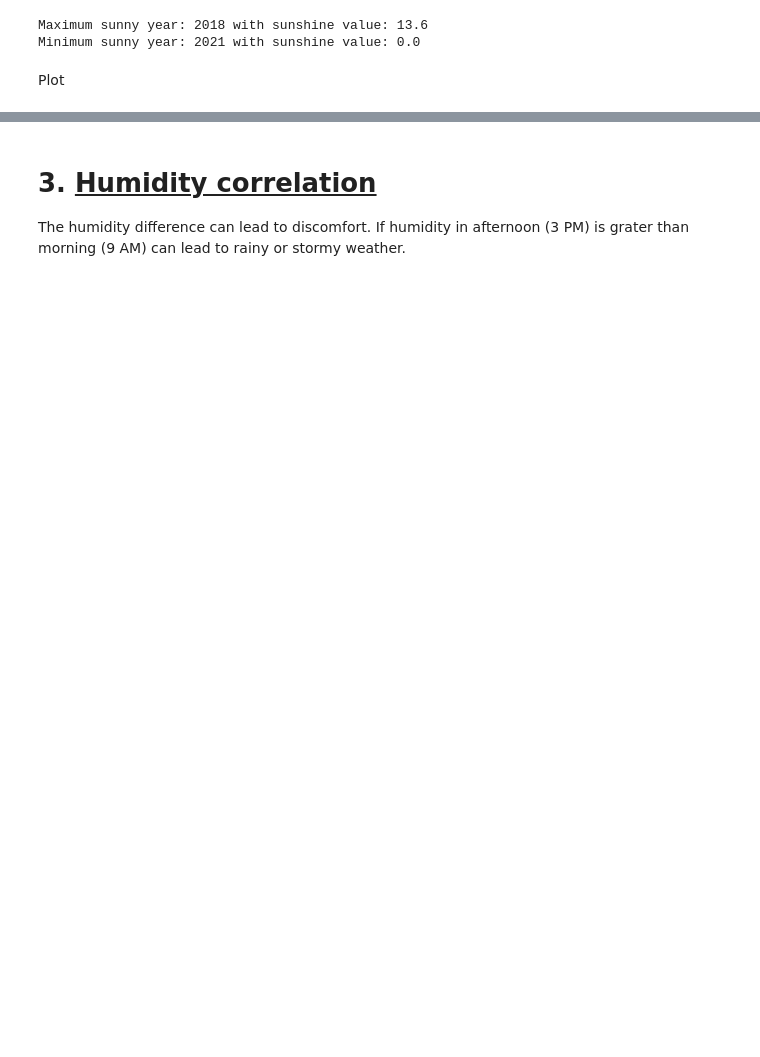
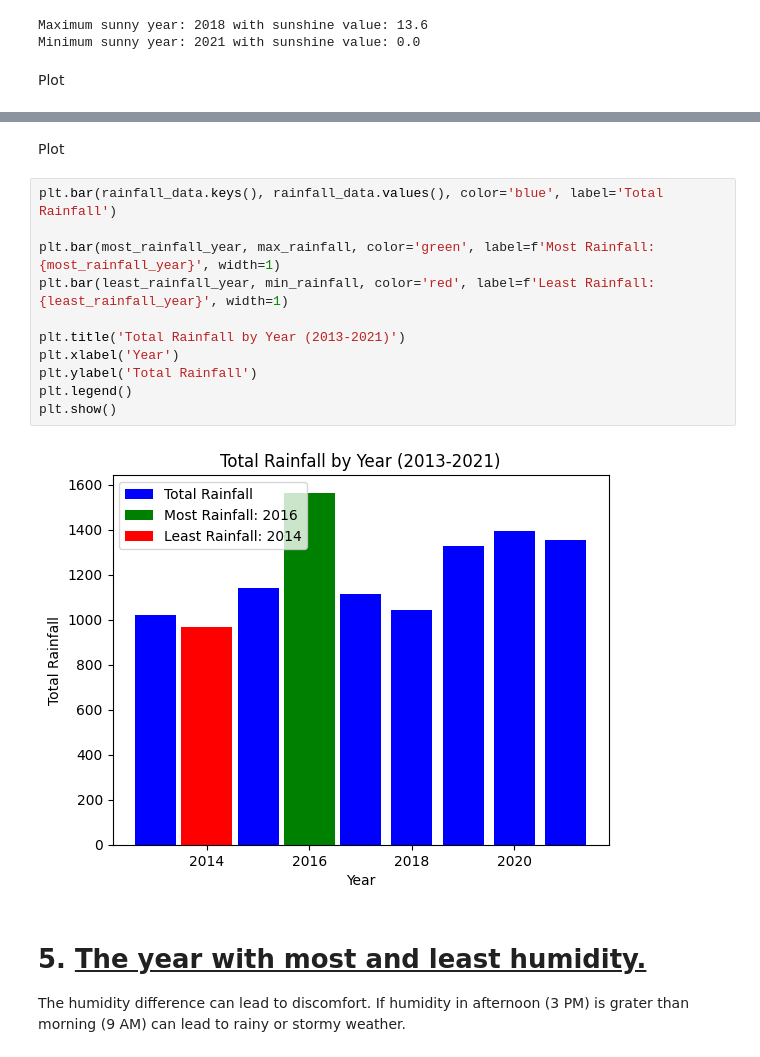
Before and after one commit to SubodhShil/AI-Machine-Learning, a Jupyter notebook: Data Analysis/final_data_analysis.ipynb, the cells around one changed output, grey strips where cells are left out. Drawn from its saved outputs; the diff is of its cells as text; blank space fills up the shorter version.

```diff
--- a/Data Analysis/final_data_analysis.ipynb
+++ b/Data Analysis/final_data_analysis.ipynb
@@ -194,5 +306,20 @@ Plot
+# %% [markdown]
+Plot
+# %%
+plt.bar(rainfall_data.keys(), rainfall_data.values(), color='blue', label='Total Rainfall')
+
+plt.bar(most_rainfall_year, max_rainfall, color='green', label=f'Most Rainfall: {most_rainfall_year}', width=1)
+plt.bar(least_rainfall_year, min_rainfall, color='red', label=f'Least Rainfall: {least_rainfall_year}', width=1)
+
+plt.title('Total Rainfall by Year (2013-2021)')
+plt.xlabel('Year')
+plt.ylabel('Total Rainfall')
+plt.legend()
+plt.show()
+# %% [output]
+[figure, added]
 # %% [markdown]
-# 3. <ins>**Humidity correlation**</ins>
+# 5. <ins>**The year with most and least humidity.**</ins>
 
 The humidity difference can lead to discomfort. If humidity in afternoon (3 PM) is grater than morning (9 AM) can lead to rainy or stormy weather.
 # %%
```
Also changed, not shown: parts of 20 cells of this notebook.
